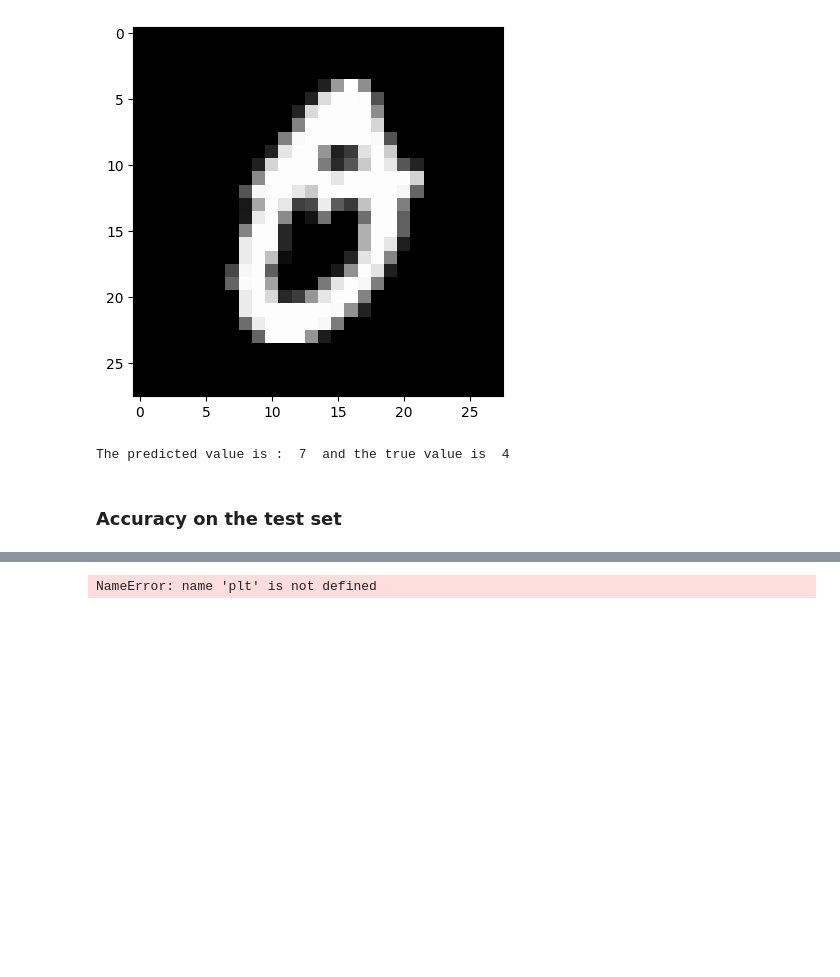
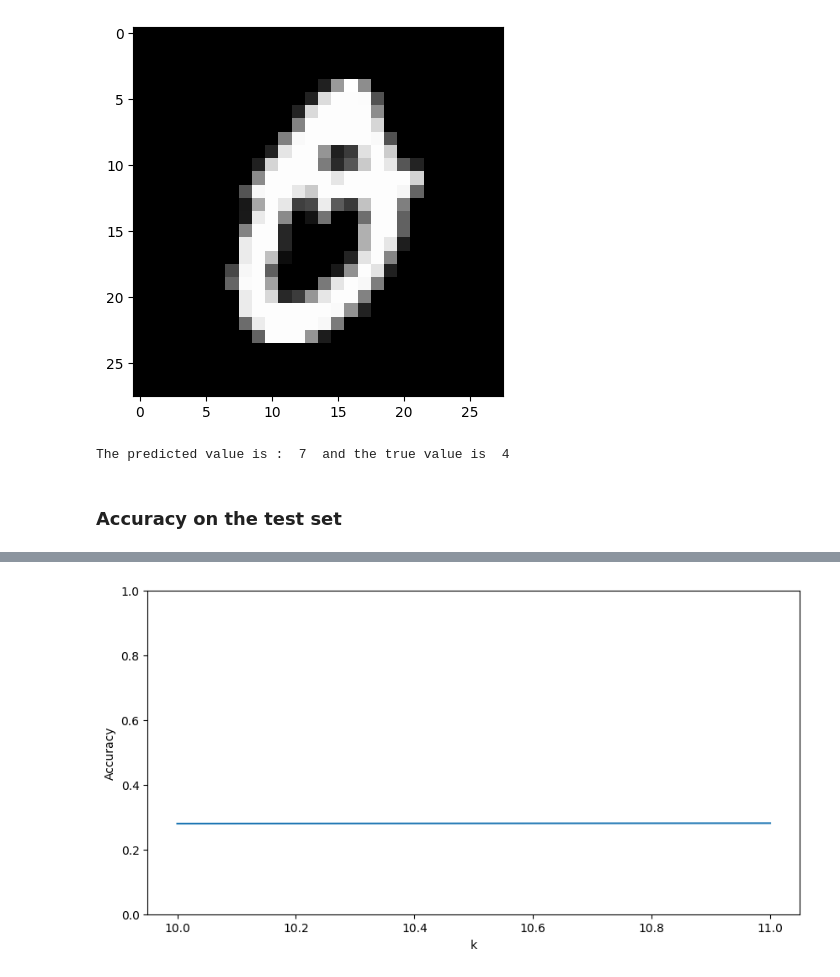
Before and after one commit to little1d/pattern_recognition, a Jupyter notebook: KNN/test.ipynb, the cells around one changed output, grey strips where cells are left out. Cells and saved outputs as stored; diff of their text form; code cells hidden in the pictures; blank space fills up the shorter version.

```diff
--- a/KNN/test.ipynb
+++ b/KNN/test.ipynb
@@ -114,10 +117,10 @@ k_acc
 # %%
-X = [k for k in range(1,2)]
+X = [k for k in range(10,12)]
 plt.figure(figsize = (10,5))
 plt.xlabel("k")
 plt.ylabel("Accuracy")
 plt.ylim(0,1)
 plt.plot(X,k_acc)
 plt.savefig("k_acc.png")
 # %% [output]
-NameError: name 'plt' is not defined
+[figure, added]
```
Also changed, not shown: parts of 1 cell of this notebook, 3 other files.
